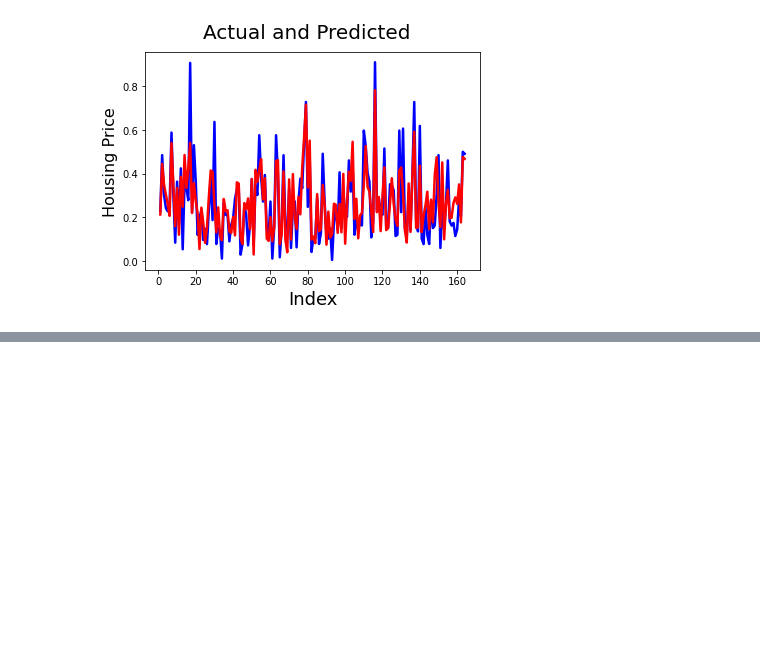
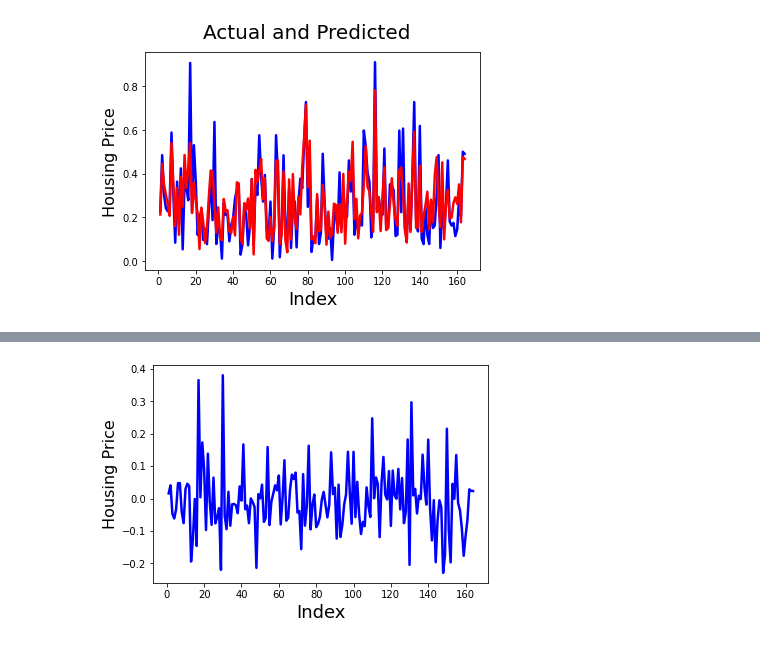
Before and after one commit to Mgrdich/machine_learning_playground, a Jupyter notebook: multiple_linear_regression2.ipynb, the cells around one changed output, grey strips where cells are left out. Drawn from its saved outputs; the diff is of its cells as text; code cells hidden in the pictures; blank space fills up the shorter version.

```diff
--- a/multiple_linear_regression2.ipynb
+++ b/multiple_linear_regression2.ipynb
@@ -473,0 +483,10 @@ plt.show()
+# %%
+# Error Terms
+c = [i for i in range(1,165,1)] # 544 total .3 is 165
+fig = plt.figure()
+plt.plot(c,y_test-y_pred_m6,color='blue',linewidth=2.5,linestyle ='-')
+plt.xlabel('Index',fontsize=18)
+plt.ylabel('Housing Price',fontsize=16)
+plt.show()
+# %% [output]
+[figure, added]
```
Also changed, not shown: parts of 3 cells of this notebook.
